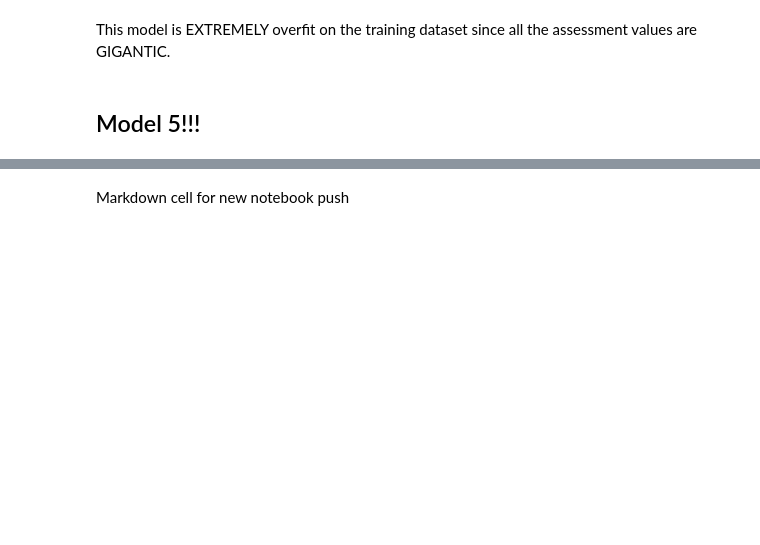
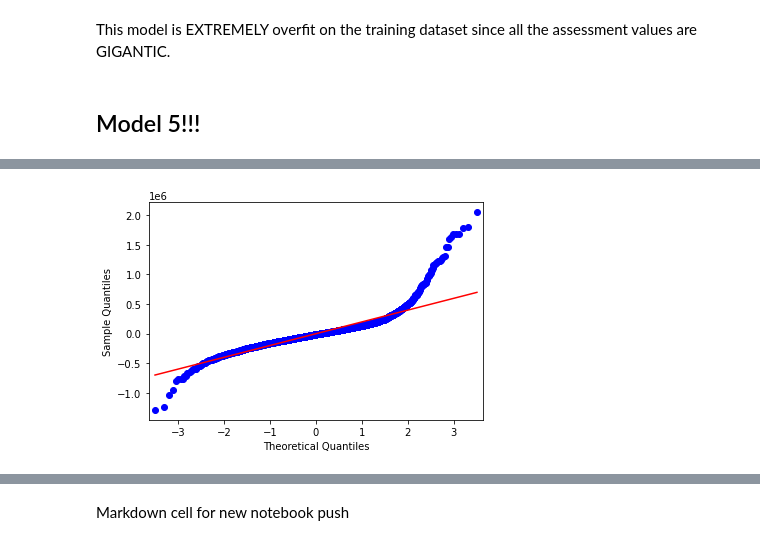
Before and after one commit to NaavSD/House-Plan-Analysis, a Jupyter notebook: Project 2 Notebook.ipynb, the cells around one changed output, grey strips where cells are left out. Saved outputs shown, nothing was run; the diff lists cells and outputs as text; code cells hidden in the pictures; blank space fills up the shorter version.

```diff
--- a/Project 2 Notebook.ipynb
+++ b/Project 2 Notebook.ipynb
@@ -937,3 +949,7 @@ Root Mean Squared Error: 198768.691
 This model is EXTREMELY overfit on the training dataset since all the assessment values are GIGANTIC.
 # %% [markdown]
 ## Model 5!!!
+# %%
+y5 = dfrev2['price']
+X5 = dfrev2[['bedrooms','bathrooms','sqft_living','sqft_lot','floors', 'yr_built', 'grade']]
+X5_train, X5_test, y5_train, y5_test = train_test_split(X5, y5, test_size=0.2, random_state=56)
@@ -940,2 +1066,6 @@ This model is EXTREMELY overfit on the training dataset since all the assessment
+# %%
+qq(x_test_df, x_train_df, y5_test, y5_train)
+# %% [output]
+[figure, added]
 # %%
 qq(X1_test_cont, X1_train_cont, y1_test, y1_train)
```
Also changed, not shown: parts of 27 cells of this notebook, 8 other files.
